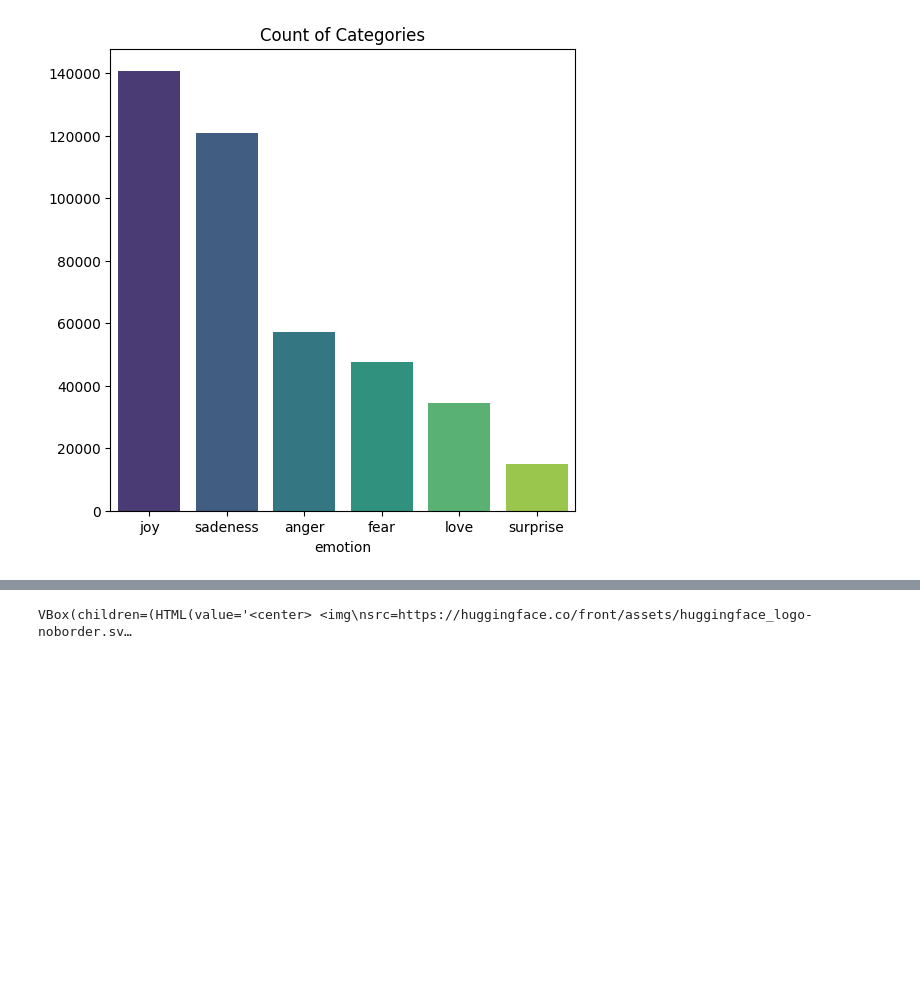
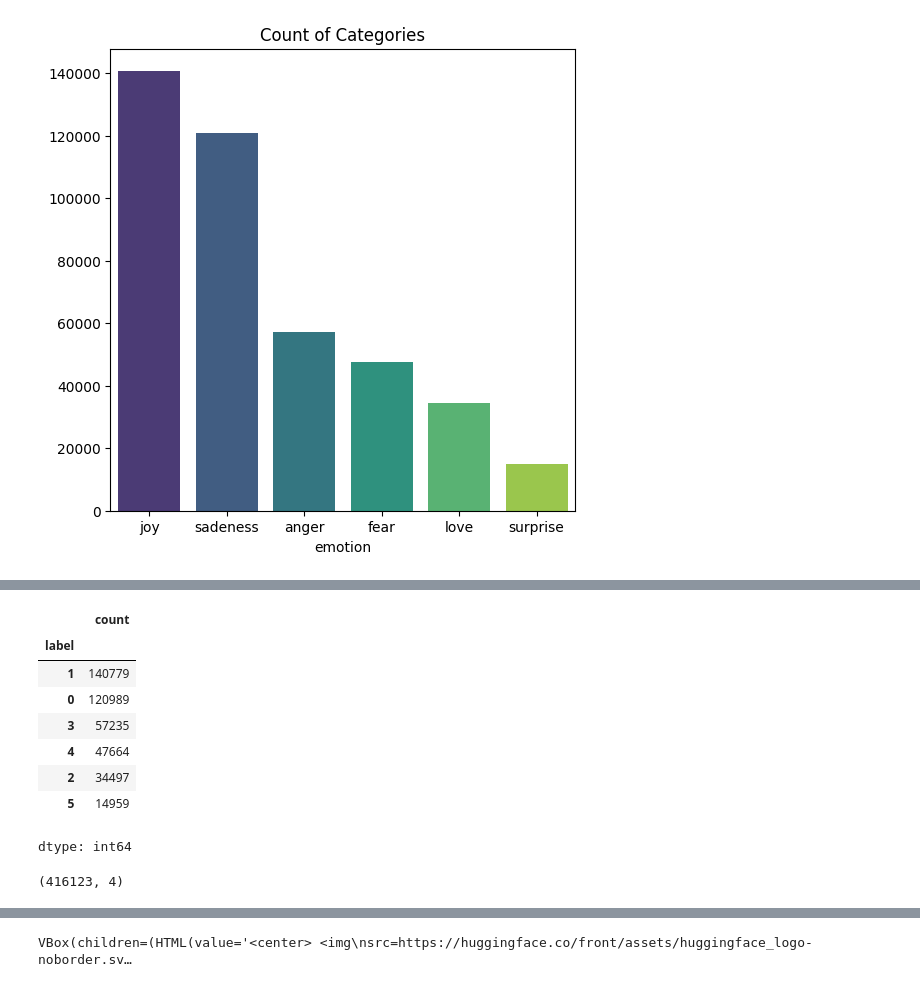
Before and after one commit to Quietseong/gemma_sprint, a Jupyter notebook: gemma_ver(token_and_sequence).ipynb, the cells around one changed output, grey strips where cells are left out. Saved outputs shown, nothing was run; the diff lists cells and outputs as text; code cells hidden in the pictures; blank space fills up the shorter version.

```diff
--- a/gemma_ver(token_and_sequence).ipynb
+++ b/gemma_ver(token_and_sequence).ipynb
@@ -159,0 +183,16 @@ Text(0.5, 1.0, 'Count of Categories')
+# %%
+text['label'].value_counts()
+# %% [output]
+|  | count |
+| label |  |
+| 1 | 140779 |
+| 0 | 120989 |
+| 3 | 57235 |
+| 4 | 47664 |
+| 2 | 34497 |
+| 5 | 14959 |
+dtype: int64
+# %%
+text.shape
+# %% [output]
+(416123, 4)
```
Also changed, not shown: parts of 84 cells of this notebook.
